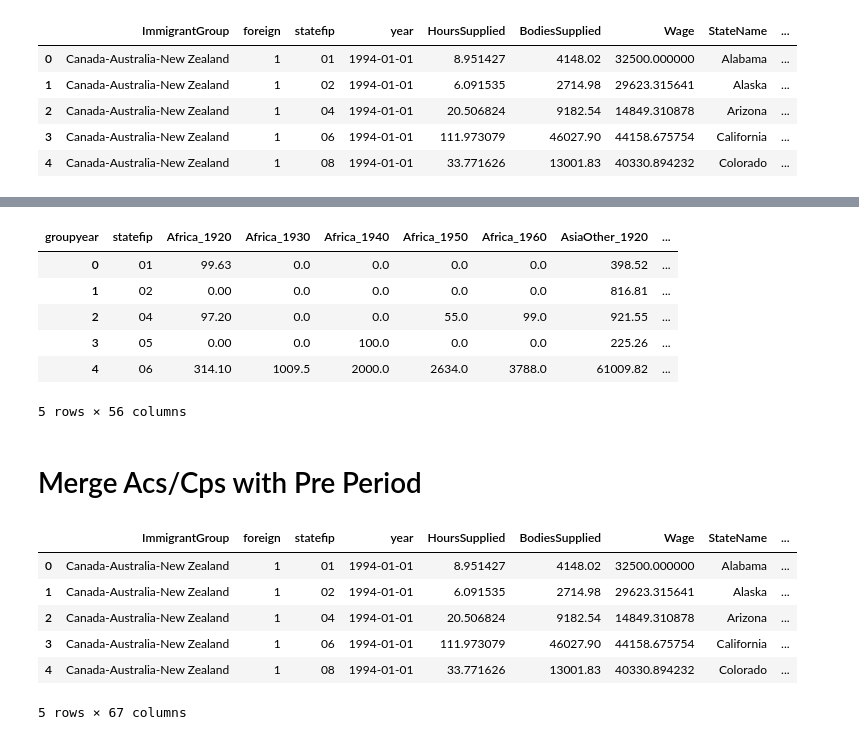
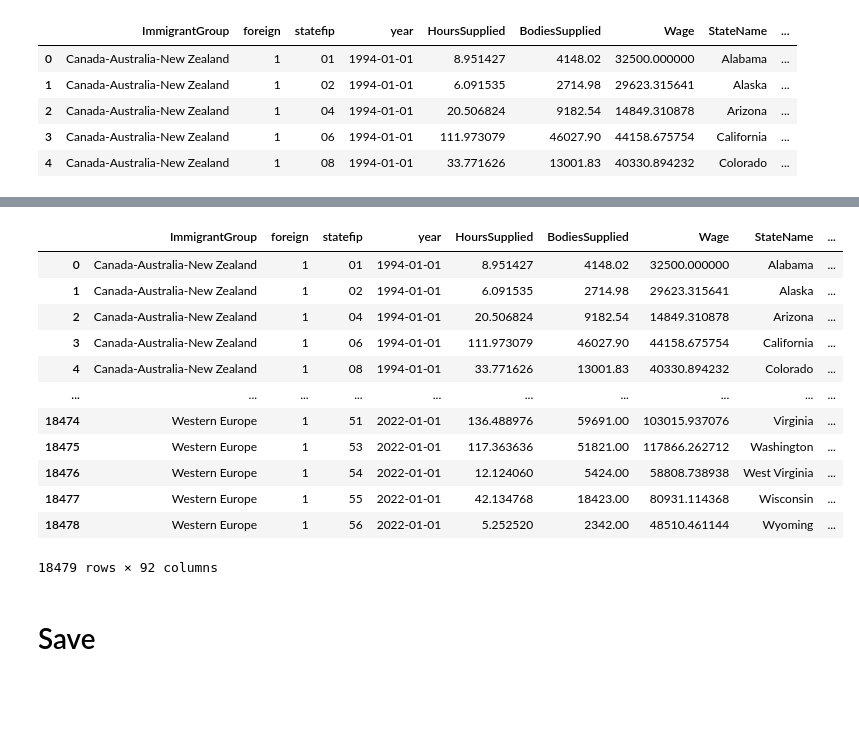
Before and after one commit to Robert-T-Remuszka/ImmigrationTfp, a Jupyter notebook: code/MakeStateAnalysis.ipynb, the cells around one changed output, grey strips where cells are left out. Cells and saved outputs as stored; diff of their text form; code cells hidden in the pictures; blank space fills up the shorter version.

Commit message:
Merge in the pre-period data

```diff
--- a/code/MakeStateAnalysis.ipynb
+++ b/code/MakeStateAnalysis.ipynb
@@ -442,39 +388,25 @@ See the `ipums_citation` attribute of this codebook for the appropriate citation
-# %%
-# Prepare these for a large pivot
-Df_Wide = (Df
-           .assign(yearstr = lambda x: '_' + x['year'].astype(str).str[0:4])
-           .assign(ImmigrantGroup = lambda x: x['ImmigrantGroup'].replace(
-               {'Canada-Australia-New Zealand':'CaAuNz','United States':'US', 'Western Europe':'WestEu',
-                'Latin America':'LA', 'Russia and Eastern Europe':'EastEu',
-                'Rest of Asia':'AsiaOther'}))
-           .assign(groupyear = lambda x: x['ImmigrantGroup'] + x['yearstr'])
-           .drop(columns=['ImmigrantGroup', 'year', 'yearstr'])
-           .pivot(columns=['groupyear'], index=['statefip'])
-           .fillna(0)
-           .pipe(lambda x: x.droplevel(0,axis=1))
-           .reset_index()
-           )
-
-Df_Wide.head()
-# %% [output]
-| groupyear | statefip | Africa_1920 | Africa_1930 | Africa_1940 | Africa_1950 | Africa_1960 | AsiaOther_1920 | ... |
-| 0 | 01 | 99.63 | 0.0 | 0.0 | 0.0 | 0.0 | 398.52 | ... |
-| 1 | 02 | 0.00 | 0.0 | 0.0 | 0.0 | 0.0 | 816.81 | ... |
-| 2 | 04 | 97.20 | 0.0 | 0.0 | 55.0 | 99.0 | 921.55 | ... |
-| 3 | 05 | 0.00 | 0.0 | 100.0 | 0.0 | 0.0 | 225.26 | ... |
-| 4 | 06 | 314.10 | 1009.5 | 2000.0 | 2634.0 | 3788.0 | 61009.82 | ... |
-5 rows × 56 columns
-# %% [markdown]
-# Merge Acs/Cps with Pre Period
-# %%
-StateAnalysis = pd.merge(AcsCpsBeaMerged,Df_Wide, on=['statefip'], how='left', indicator=False)
-StateAnalysis.head()
-# %% [output]
-|  | ImmigrantGroup | foreign | statefip | year | HoursSupplied | BodiesSupplied | Wage | StateName | ... |
-| 0 | Canada-Australia-New Zealand | 1 | 01 | 1994-01-01 | 8.951427 | 4148.02 | 32500.000000 | Alabama | ... |
-| 1 | Canada-Australia-New Zealand | 1 | 02 | 1994-01-01 | 6.091535 | 2714.98 | 29623.315641 | Alaska | ... |
-| 2 | Canada-Australia-New Zealand | 1 | 04 | 1994-01-01 | 20.506824 | 9182.54 | 14849.310878 | Arizona | ... |
-| 3 | Canada-Australia-New Zealand | 1 | 06 | 1994-01-01 | 111.973079 | 46027.90 | 44158.675754 | California | ... |
-| 4 | Canada-Australia-New Zealand | 1 | 08 | 1994-01-01 | 33.771626 | 13001.83 | 40330.894232 | Colorado | ... |
-5 rows × 67 columns
+# %%
+PrePeriod = (
+    pd.read_stata(Paths['data'] + '/PrePeriod.dta')
+    .assign(statefip = lambda x: x['statefip'].astype(str).str.zfill(2))
+    )
+AcsCpsBeaPreMerged = pd.merge(AcsCpsBeaMerged, PrePeriod,how='left',on = ['statefip'])
+# %%
+AcsCpsBeaPreMerged
+# %% [output]
+|  | ImmigrantGroup | foreign | statefip | year | HoursSupplied | BodiesSupplied | Wage | StateName | ... |
+| 0 | Canada-Australia-New Zealand | 1 | 01 | 1994-01-01 | 8.951427 | 4148.02 | 32500.000000 | Alabama | ... |
+| 1 | Canada-Australia-New Zealand | 1 | 02 | 1994-01-01 | 6.091535 | 2714.98 | 29623.315641 | Alaska | ... |
+| 2 | Canada-Australia-New Zealand | 1 | 04 | 1994-01-01 | 20.506824 | 9182.54 | 14849.310878 | Arizona | ... |
+| 3 | Canada-Australia-New Zealand | 1 | 06 | 1994-01-01 | 111.973079 | 46027.90 | 44158.675754 | California | ... |
+| 4 | Canada-Australia-New Zealand | 1 | 08 | 1994-01-01 | 33.771626 | 13001.83 | 40330.894232 | Colorado | ... |
+| ... | ... | ... | ... | ... | ... | ... | ... | ... | ... |
+| 18474 | Western Europe | 1 | 51 | 2022-01-01 | 136.488976 | 59691.00 | 103015.937076 | Virginia | ... |
+| 18475 | Western Europe | 1 | 53 | 2022-01-01 | 117.363636 | 51821.00 | 117866.262712 | Washington | ... |
+| 18476 | Western Europe | 1 | 54 | 2022-01-01 | 12.124060 | 5424.00 | 58808.738938 | West Virginia | ... |
+| 18477 | Western Europe | 1 | 55 | 2022-01-01 | 42.134768 | 18423.00 | 80931.114368 | Wisconsin | ... |
+| 18478 | Western Europe | 1 | 56 | 2022-01-01 | 5.252520 | 2342.00 | 48510.461144 | Wyoming | ... |
+18479 rows × 92 columns
+# %% [markdown]
+# Save
 # %%
```
Also changed, not shown: parts of 6 cells of this notebook.
